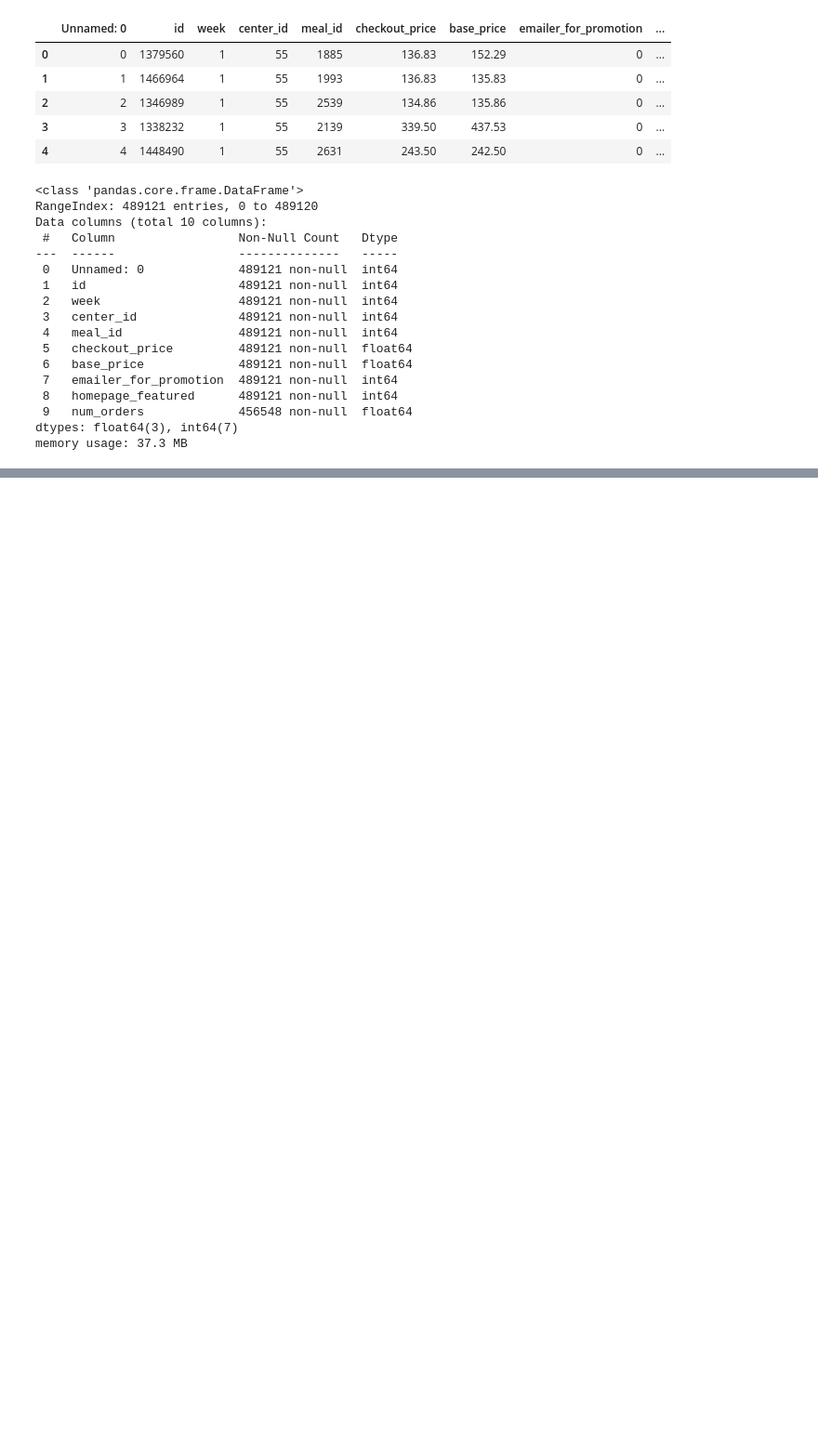
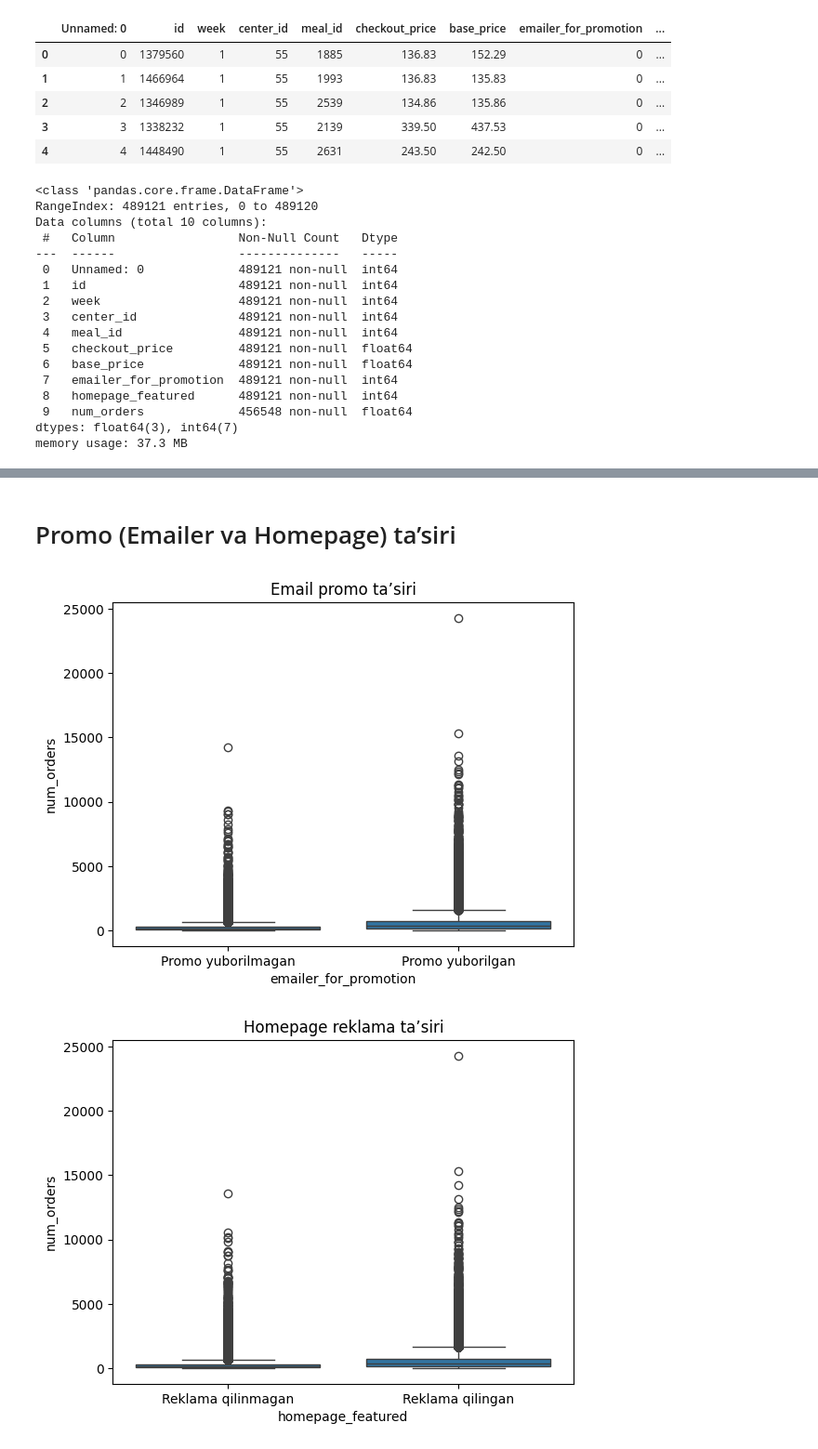
Before and after one commit to rasulbekdeveloper907/SML_2_PR, a Jupyter notebook: Notebooks/data_analysis.ipynb, the cells around one changed output, grey strips where cells are left out. Shown at 93% size. Drawn from its saved outputs; the diff is of its cells as text; code cells hidden in the pictures; blank space fills up the shorter version.

```diff
--- a/Notebooks/data_analysis.ipynb
+++ b/Notebooks/data_analysis.ipynb
@@ -52,0 +102,17 @@ memory usage: 37.3 MB
+# %% [markdown]
+# Promo (Emailer va Homepage) ta’siri
+# %%
+# Emailer
+sns.boxplot(x="emailer_for_promotion", y="num_orders", data=df)
+plt.xticks([0,1], ["Promo yuborilmagan", "Promo yuborilgan"])
+plt.title("Email promo ta’siri")
+plt.show()
+
+# Homepage promo
+sns.boxplot(x="homepage_featured", y="num_orders", data=df)
+plt.xticks([0,1], ["Reklama qilinmagan", "Reklama qilingan"])
+plt.title("Homepage reklama ta’siri")
+plt.show()
+# %% [output]
+[figure, added]
+[figure, added]
```
Also changed, not shown: parts of 22 cells of this notebook, 2 other files.
